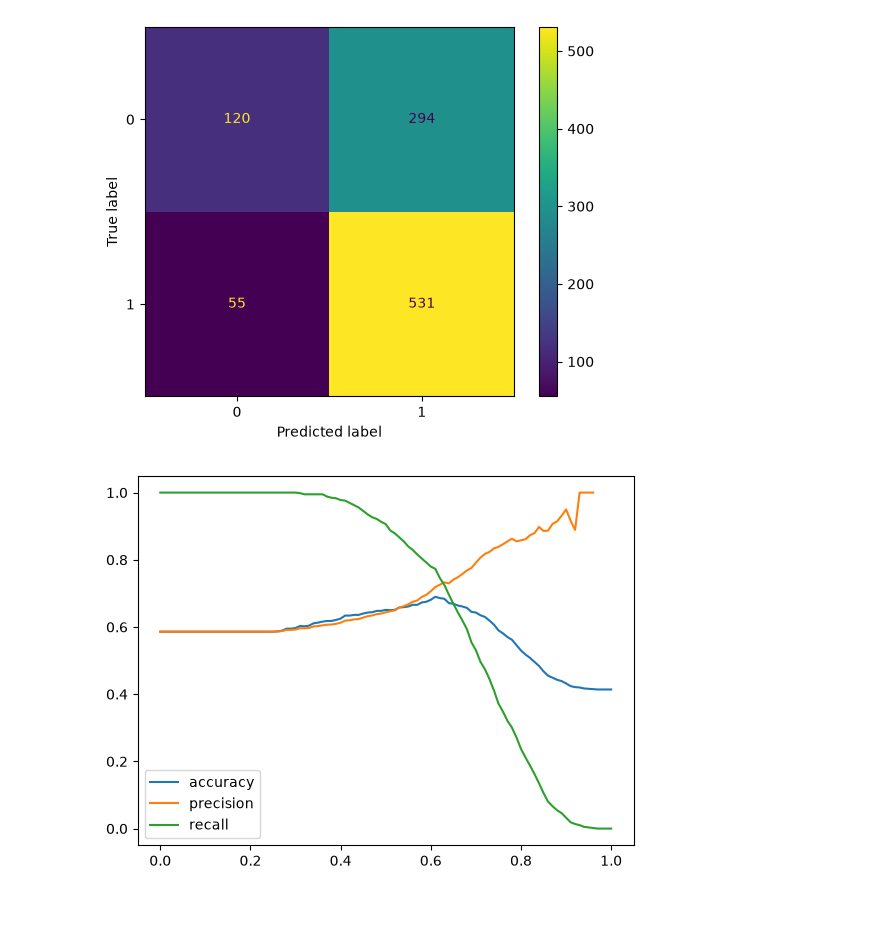
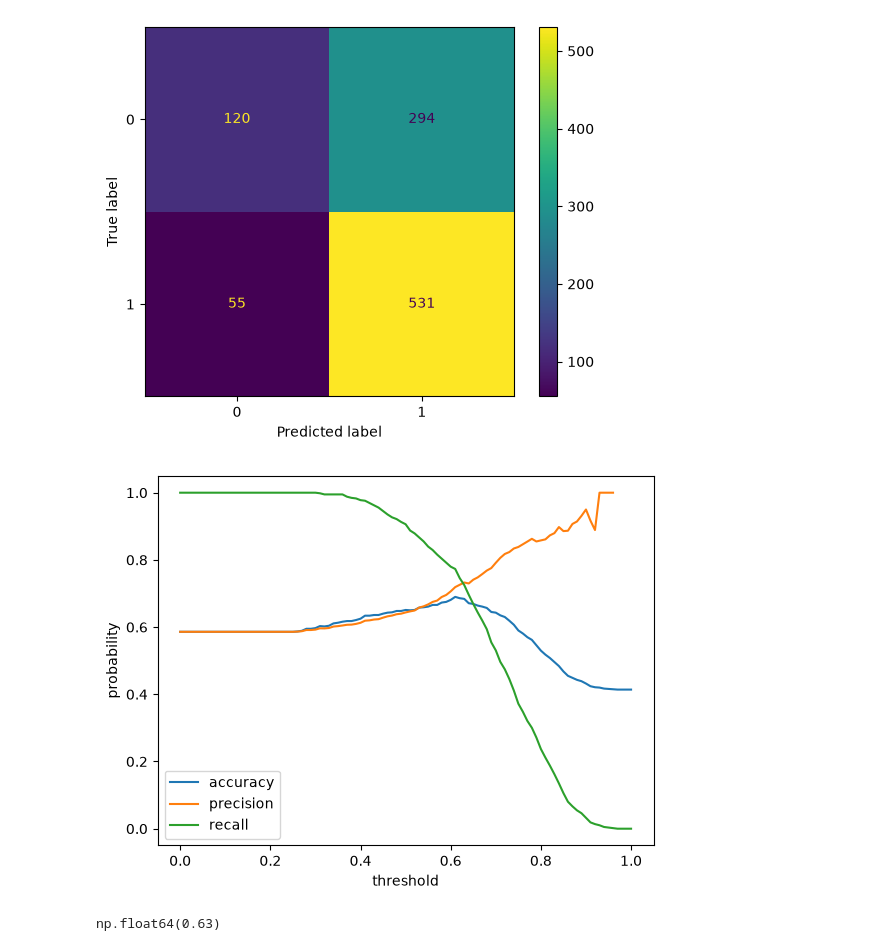
Before and after one commit to BenMarantz/machineLearningZoomcamp26-27, a Jupyter notebook: 04-evaluation/HW4.ipynb, the cells around one changed output. Cells and saved outputs as stored; diff of their text form; code cells hidden in the pictures; blank space fills up the shorter version.

Commit message:
Completed Question 3 for HW4.

```diff
--- a/04-evaluation/HW4.ipynb
+++ b/04-evaluation/HW4.ipynb
@@ -205,31 +205,45 @@ plt.show()
 # Evaluate the model on all thresholds from 0.0 to 1.0 with step 0.01
 # For each threshold, compute precision and recall. Plot them.
 # At which threshold precision and recall curves intersect?
 
 # Create a thresholds variable for all the thresholds from 0 to 1 with step 0.01. That's 101 numbers.
 thresholds = np.linspace(0, 1, 101)
 
 # Create accuracies, precisions, and recalls to store the respective values at each threshold
 accuracies = []
 precisions = []
 recalls = []
 
 # For each threshold, calculate the new y_pred as y_pred_temp.
 # Use it to calculate accuracy, precision, and recall and append them to their respective list.
 for t in thresholds:
     y_pred_temp = (y_pred_probs >= t).astype(int)
     tp = ((y_val == y_pred_temp) & (y_val == 1)).sum()
     tn = ((y_val == y_pred_temp) & (y_val == 0)).sum()
     fp = ((y_val != y_pred_temp) & (y_pred_temp == 1)).sum()
     fn = ((y_val != y_pred_temp) & (y_pred_temp == 0)).sum()
     accuracies.append((y_val == y_pred_temp).mean())
     precisions.append(tp / (tp + fp))
     recalls.append(tp / (tp + fn))
 fig, ax = plt.subplots()
+plt.xlabel("threshold")
+plt.ylabel("probability")
 ax.plot(thresholds, accuracies, label="accuracy")
 ax.plot(thresholds, precisions, label="precision")
 ax.plot(thresholds, recalls, label="recall")
 ax.legend()
 plt.show()
 # %% [output]
-[figure, old version]
+[figure, new version]
+# %%
+# Question 3
+# From the graph, it looks like the precision and recall curves intersect at a threshold of appx 0.6, but let's be sure
+# Calculate the absolute value of the differences between the precision and recall arrays.
+diffs = abs(np.array(precisions) - np.array(recalls))
+
+# np.nanargmin gets the index of the min value, ignoring Nan values.
+# Use this to get the threshold that corresponds to the smallest absolute difference
+thresholds[np.nanargmin(diffs)]
+# Threshold with the smallest absolute difference between precision and recall is 0.63.
+# %% [output]
+np.float64(0.63)
```
